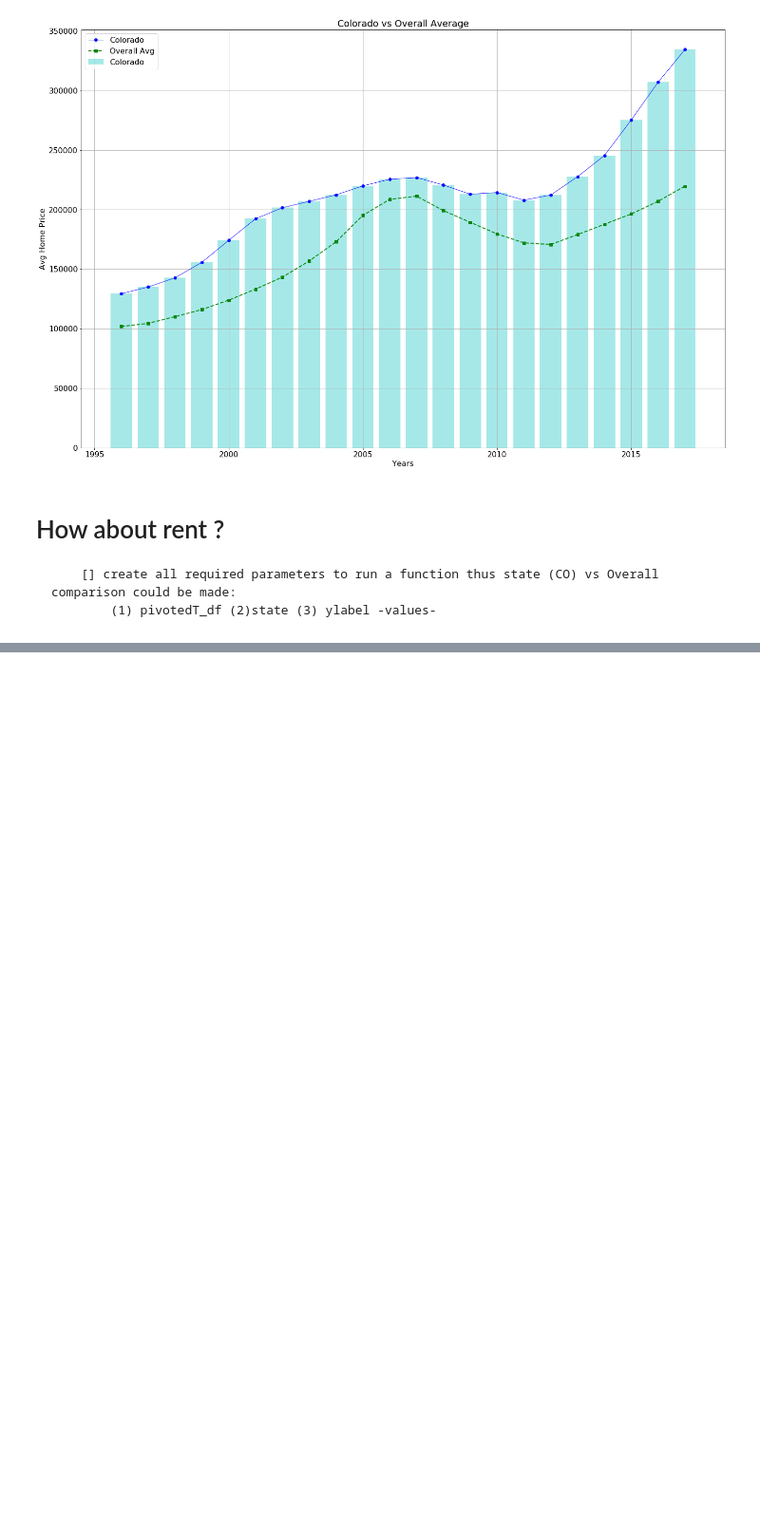
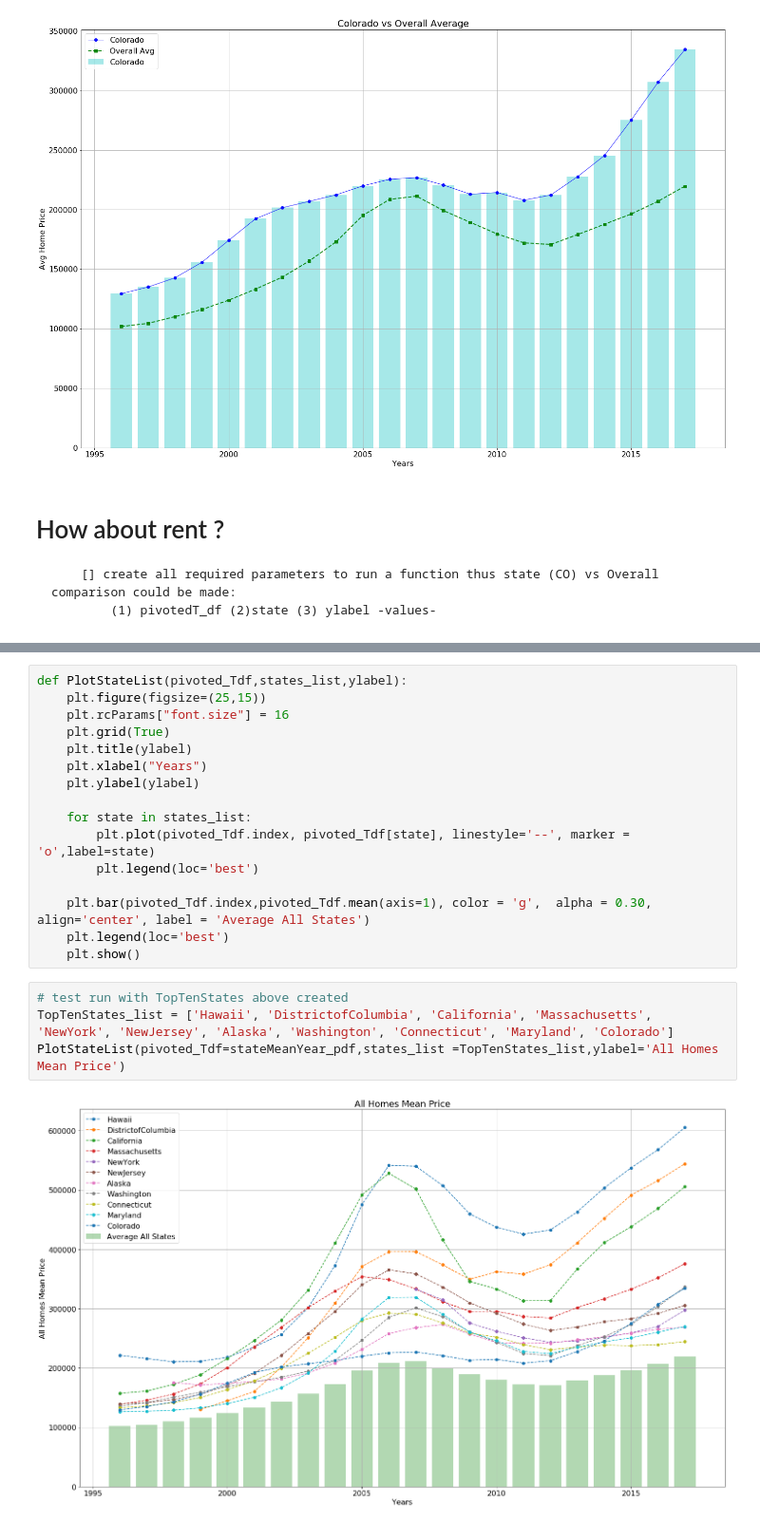
Before and after one commit to attila5287/DU_BigData_TeamProject1_WheresJames, a Jupyter notebook: Pr1_TeamWheresJames_Attila_RealEstate.ipynb, the cells around one changed output, grey strips where cells are left out. Shown at 95% size. Cells and saved outputs as stored; diff of their text form; blank space fills up the shorter version.

```diff
--- a/Pr1_TeamWheresJames_Attila_RealEstate.ipynb
+++ b/Pr1_TeamWheresJames_Attila_RealEstate.ipynb
@@ -313,0 +322,22 @@ BarLine_vsAvg_onYears(pivoted_Tdf=stateMeanYear_pdf,state='Colorado',ylabel='Avg
+# %%
+def PlotStateList(pivoted_Tdf,states_list,ylabel):
+    plt.figure(figsize=(25,15))
+    plt.rcParams["font.size"] = 16
+    plt.grid(True)
+    plt.title(ylabel)
+    plt.xlabel("Years")
+    plt.ylabel(ylabel)
+
+    for state in states_list:
+        plt.plot(pivoted_Tdf.index, pivoted_Tdf[state], linestyle='--', marker = 'o',label=state)
+        plt.legend(loc='best')
+
+    plt.bar(pivoted_Tdf.index,pivoted_Tdf.mean(axis=1), color = 'g',  alpha = 0.30, align='center', label = 'Average All States')
+    plt.legend(loc='best')
+    plt.show()
+# %%
+# test run with TopTenStates above created
+TopTenStates_list = ['Hawaii', 'DistrictofColumbia', 'California', 'Massachusetts', 'NewYork', 'NewJersey', 'Alaska', 'Washington', 'Connecticut', 'Maryland', 'Colorado']
+PlotStateList(pivoted_Tdf=stateMeanYear_pdf,states_list =TopTenStates_list,ylabel='All Homes Mean Price')
+# %% [output]
+[figure, added]
```
Also changed, not shown: parts of 10 cells of this notebook.
